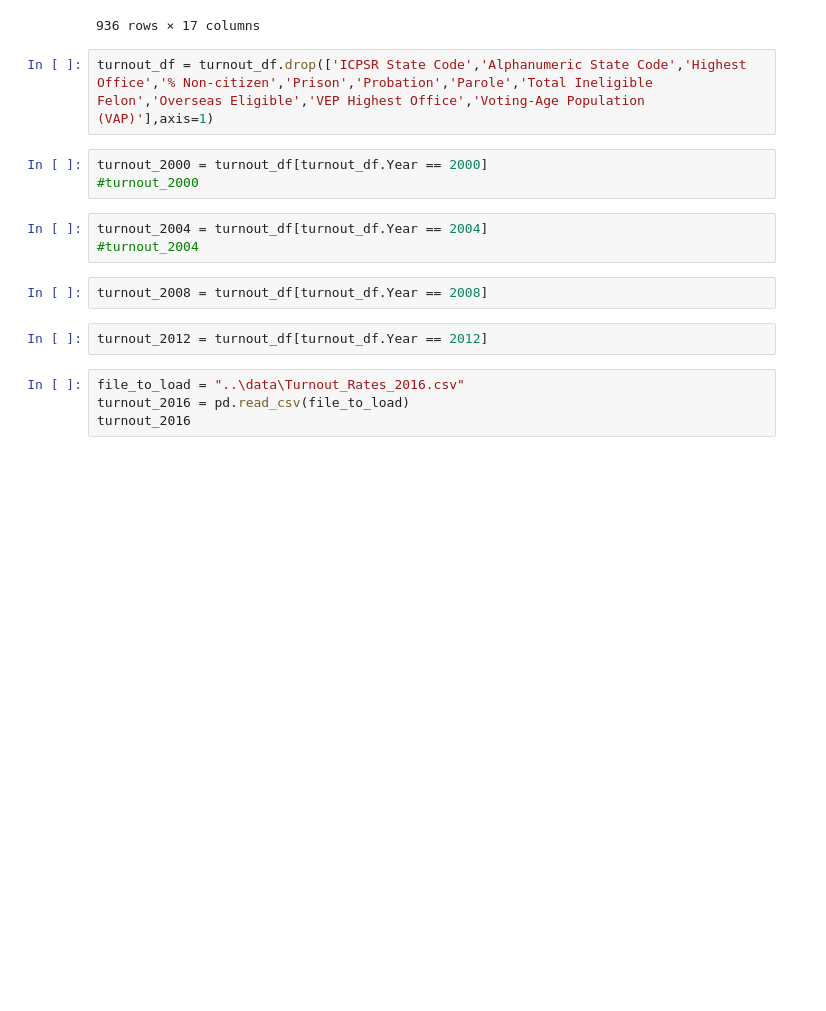
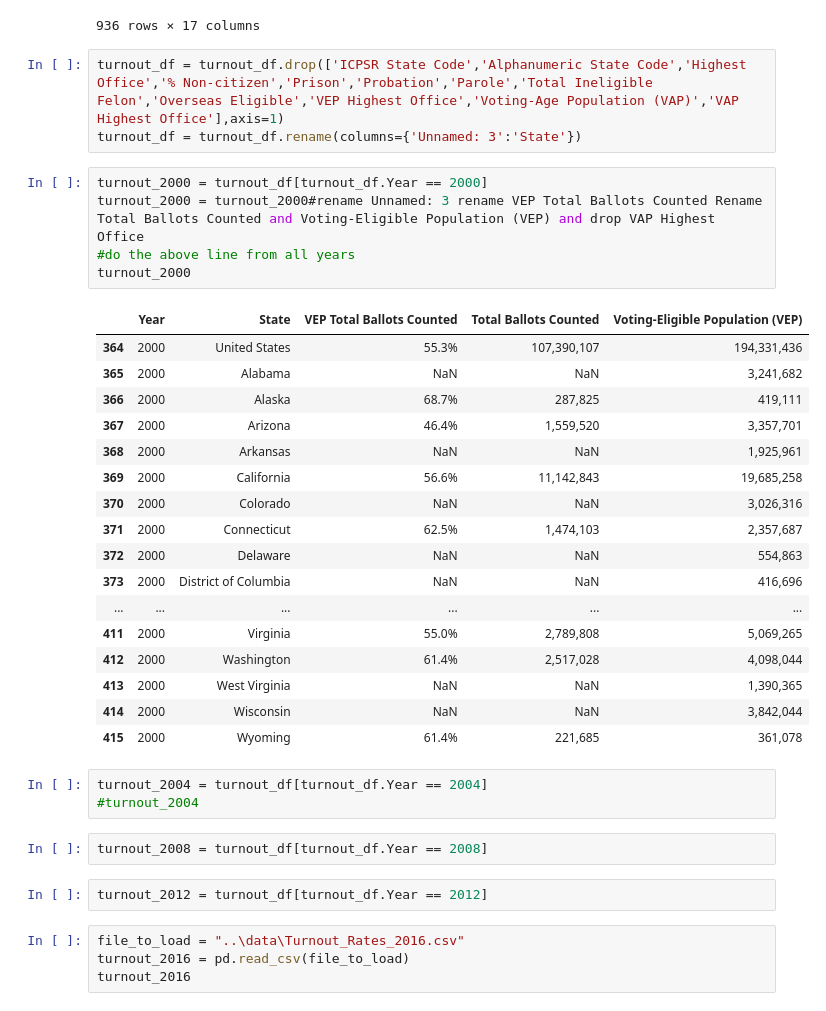
Before and after one commit to drjulie2105/Group_Project_2, a Jupyter notebook: data_cleaning/turnout_cleaning.ipynb, the cells around one changed output. Cells and saved outputs as stored; diff of their text form; blank space fills up the shorter version.

Commit message:
did more cleaning of the dataframes for loading into the database

```diff
--- a/data_cleaning/turnout_cleaning.ipynb
+++ b/data_cleaning/turnout_cleaning.ipynb
@@ -20,10 +20,31 @@ turnout_df
 | 935 | 1980 | 68 | 51 | Wyoming | 55.4% | 54.1% | ... |
 936 rows × 17 columns
 # %%
-turnout_df = turnout_df.drop(['ICPSR State Code','Alphanumeric State Code','Highest Office','% Non-citizen','Prison','Probation','Parole','Total Ineligible Felon','Overseas Eligible','VEP Highest Office','Voting-Age Population (VAP)'],axis=1)
+turnout_df = turnout_df.drop(['ICPSR State Code','Alphanumeric State Code','Highest Office','% Non-citizen','Prison','Probation','Parole','Total Ineligible Felon','Overseas Eligible','VEP Highest Office','Voting-Age Population (VAP)','VAP Highest Office'],axis=1)
+turnout_df = turnout_df.rename(columns={'Unnamed: 3':'State'})
-# %%
-turnout_2000 = turnout_df[turnout_df.Year == 2000]
-#turnout_2000
+# %%
+turnout_2000 = turnout_df[turnout_df.Year == 2000]
+turnout_2000 = turnout_2000#rename Unnamed: 3 rename VEP Total Ballots Counted Rename Total Ballots Counted and Voting-Eligible Population (VEP) and drop VAP Highest Office
+#do the above line from all years
+turnout_2000
+# %% [output]
+|  | Year | State | VEP Total Ballots Counted | Total Ballots Counted | Voting-Eligible Population (VEP) |
+| 364 | 2000 | United States | 55.3% | 107,390,107 | 194,331,436 |
+| 365 | 2000 | Alabama | NaN | NaN | 3,241,682 |
+| 366 | 2000 | Alaska | 68.7% | 287,825 | 419,111 |
+| 367 | 2000 | Arizona | 46.4% | 1,559,520 | 3,357,701 |
+| 368 | 2000 | Arkansas | NaN | NaN | 1,925,961 |
+| 369 | 2000 | California | 56.6% | 11,142,843 | 19,685,258 |
+| 370 | 2000 | Colorado | NaN | NaN | 3,026,316 |
+| 371 | 2000 | Connecticut | 62.5% | 1,474,103 | 2,357,687 |
+| 372 | 2000 | Delaware | NaN | NaN | 554,863 |
+| 373 | 2000 | District of Columbia | NaN | NaN | 416,696 |
+| ... | ... | ... | ... | ... | ... |
+| 411 | 2000 | Virginia | 55.0% | 2,789,808 | 5,069,265 |
+| 412 | 2000 | Washington | 61.4% | 2,517,028 | 4,098,044 |
+| 413 | 2000 | West Virginia | NaN | NaN | 1,390,365 |
+| 414 | 2000 | Wisconsin | NaN | NaN | 3,842,044 |
+| 415 | 2000 | Wyoming | 61.4% | 221,685 | 361,078 |
 # %%
 turnout_2004 = turnout_df[turnout_df.Year == 2004]
 #turnout_2004
```
Also changed, not shown: parts of 3 cells of this notebook.
